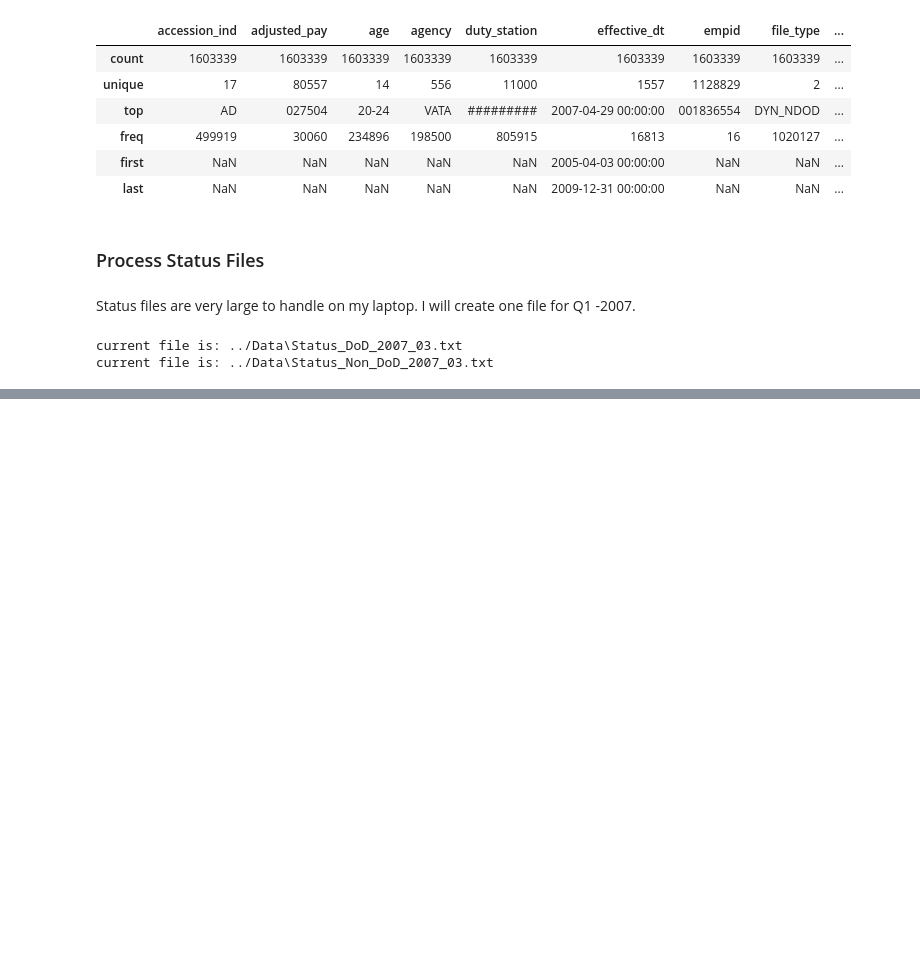
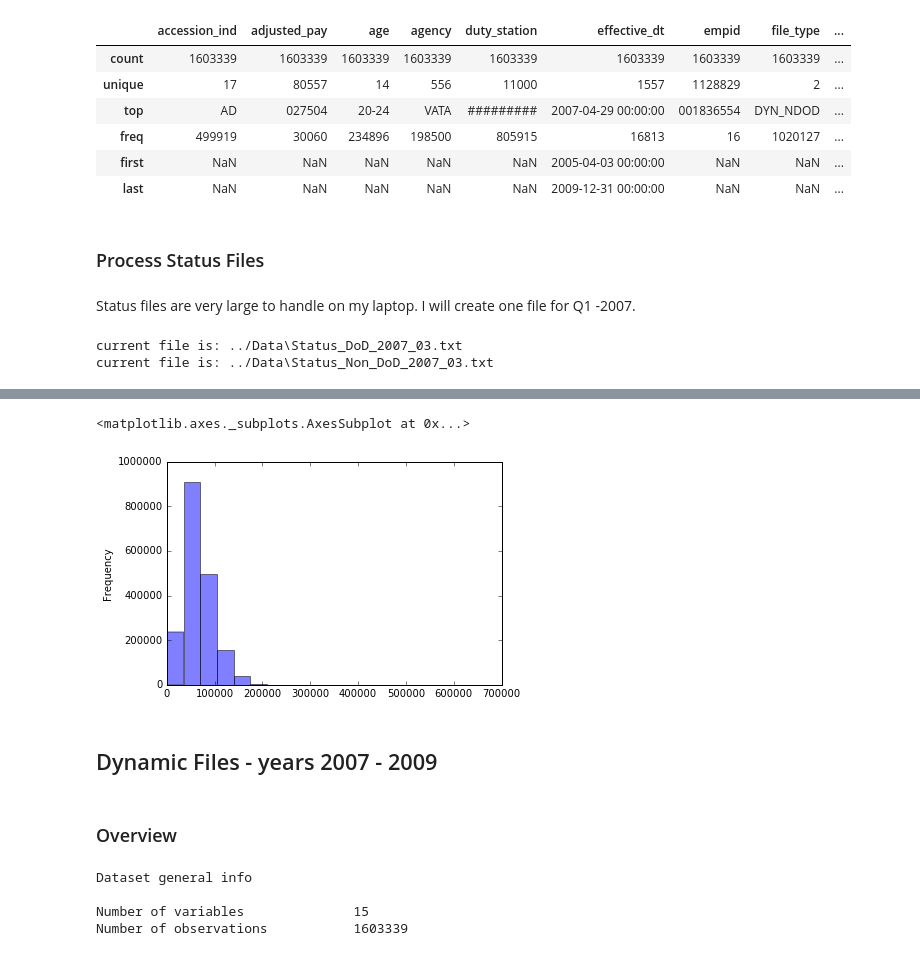
Before and after one commit to drodenbe-sentier/Capstone, a Jupyter notebook: Exploratory-Data-Analysis/Exploratory Analysis 2007 - 2009.ipynb, the cells around one changed output, grey strips where cells are left out. Drawn from its saved outputs; the diff is of its cells as text; code cells hidden in the pictures; blank space fills up the shorter version.

```diff
--- a/Exploratory-Data-Analysis/Exploratory Analysis 2007 - 2009.ipynb
+++ b/Exploratory-Data-Analysis/Exploratory Analysis 2007 - 2009.ipynb
@@ -225,0 +450,5 @@ dfstat_2007_03.to_csv('../Output-data/stat_2007_03.csv')
+# %%
+adj_pay=dfstat_2007_03['adjusted_pay']
+adj_pay=adj_pay.replace('******', np.nan)
+adj_pay=adj_pay.convert_objects(convert_numeric=True)
+#adj_pay.apply(pd.to_numeric)
@@ -225,0 +470,7 @@ dfstat_2007_03.to_csv('../Output-data/stat_2007_03.csv')
+# %%
+adj_pay.plot.hist(alpha=0.5, bins=20)
+# %% [output]
+<matplotlib.axes._subplots.AxesSubplot at 0x...>
+[figure, added]
+# %% [markdown]
+## Dynamic Files - years 2007 - 2009
@@ -225,0 +509,9 @@ dfstat_2007_03.to_csv('../Output-data/stat_2007_03.csv')
+# %% [markdown]
+### Overview
+# %%
+print_overview(dyn_files)
+# %% [output]
+Dataset general info
+
+Number of variables              15
+Number of observations           1603339
```
Also changed, not shown: parts of 32 cells of this notebook.
